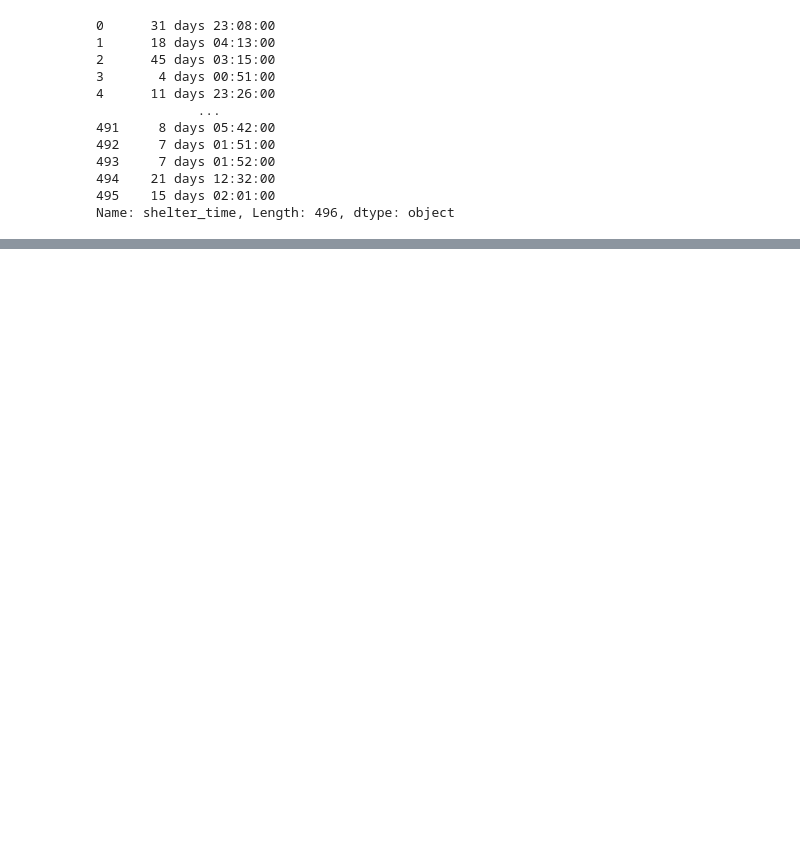
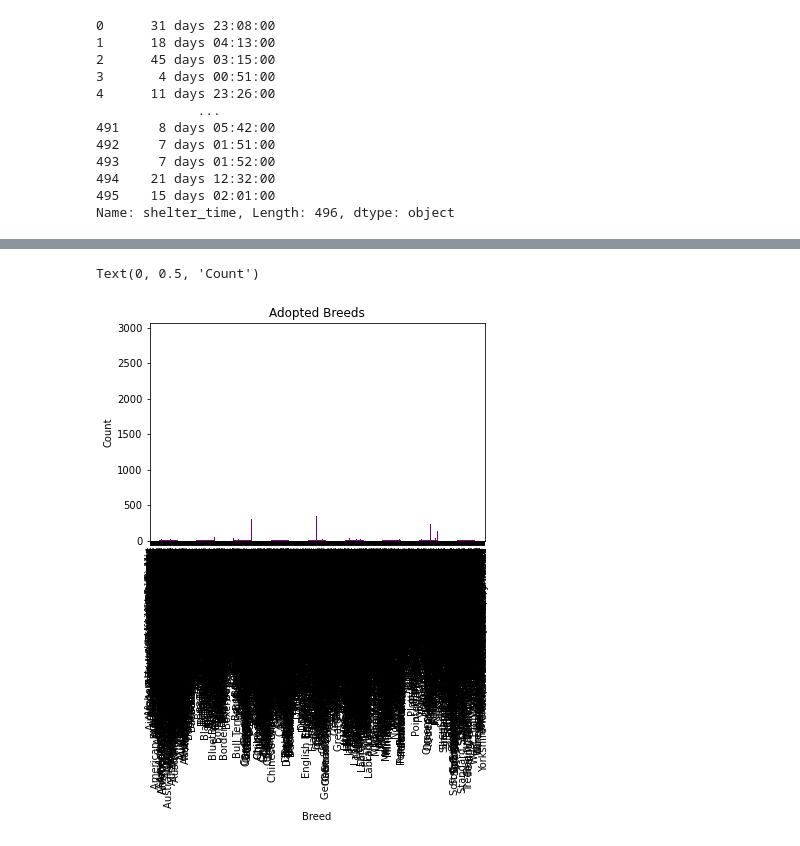
Before and after one commit to elizabethschall2934/Final-Project, a Jupyter notebook: more_cleaning.ipynb, the cells around one changed output, grey strips where cells are left out. Saved outputs shown, nothing was run; the diff lists cells and outputs as text; code cells hidden in the pictures; blank space fills up the shorter version.

```diff
--- a/more_cleaning.ipynb
+++ b/more_cleaning.ipynb
@@ -54,0 +257,11 @@ adopted_other["shelter_days"].astype(int)
+# %%
+dogadopted_breeds = adopted_dogs.groupby("Breed")
+
+dogbreed_data = dogadopted_breeds["Breed"].count()
+
+ax1 = dogbreed_data.plot.bar(facecolor='purple',title="Adopted Breeds")
+ax1.set_xlabel("Breed")
+ax1.set_ylabel("Count")
+# %% [output]
+Text(0, 0.5, 'Count')
+[figure, added]
```
Also changed, not shown: parts of 40 cells of this notebook, 1 other file.
